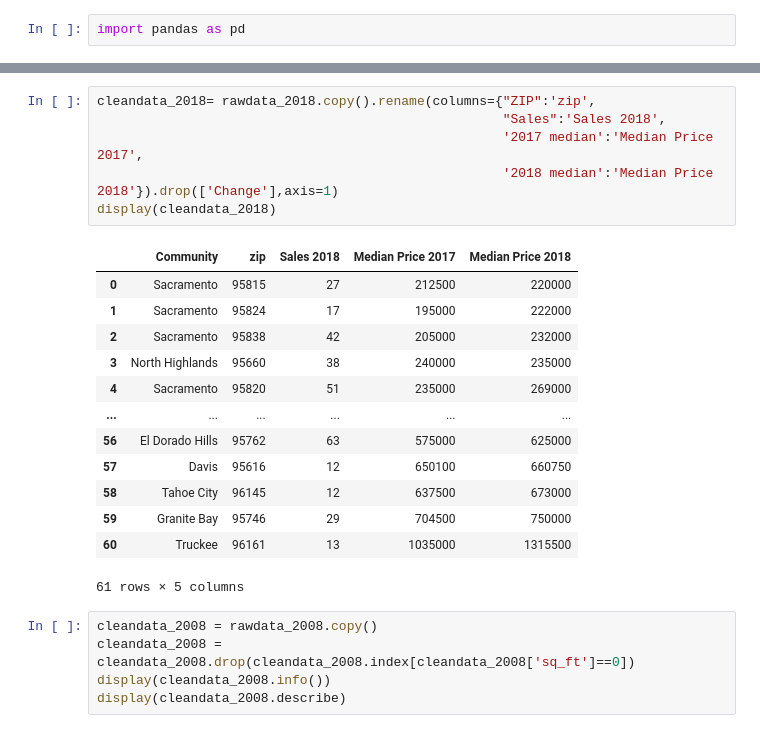
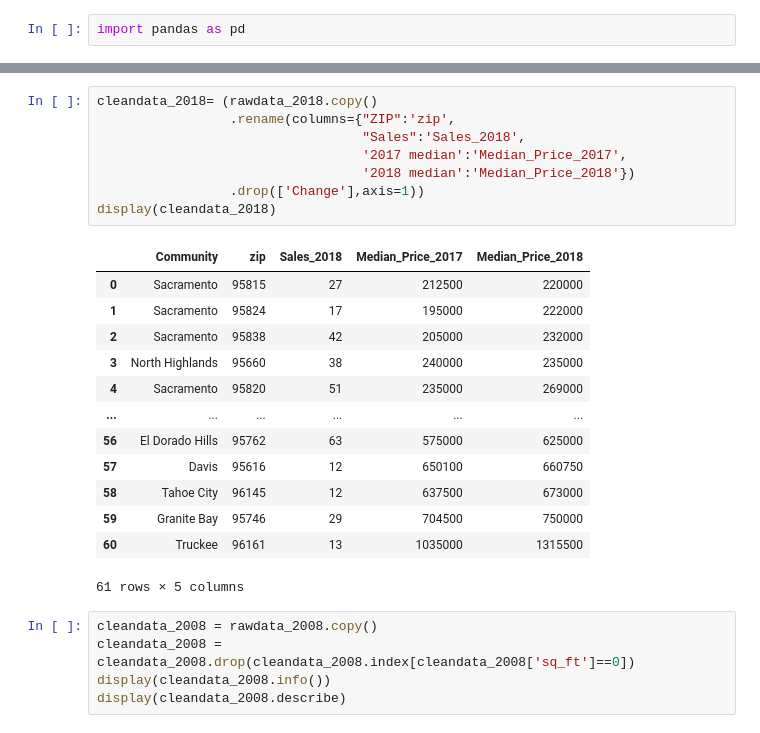
Before and after one commit to ramses93/Cleaning-Up-Sacramento, a Jupyter notebook: victor.ipynb, the cells around one changed output, grey strips where cells are left out. Cells and saved outputs as stored; diff of their text form.

Commit message:
renamed column headers

```diff
--- a/victor.ipynb
+++ b/victor.ipynb
@@ -36,13 +34,15 @@ display(rawdata_2018)
 | 60 | Truckee | 96161 | 13 | 1035000 | 1315500 | 27.1 |
 61 rows × 6 columns
 # %%
-cleandata_2018= rawdata_2018.copy().rename(columns={"ZIP":'zip',
-                                                    "Sales":'Sales 2018',
-                                                    '2017 median':'Median Price 2017',
-                                                    '2018 median':'Median Price 2018'}).drop(['Change'],axis=1)
+cleandata_2018= (rawdata_2018.copy()
+                 .rename(columns={"ZIP":'zip',
+                                  "Sales":'Sales_2018',
+                                  '2017 median':'Median_Price_2017',
+                                  '2018 median':'Median_Price_2018'})
+                 .drop(['Change'],axis=1))
 display(cleandata_2018)
 # %% [output]
-|  | Community | zip | Sales 2018 | Median Price 2017 | Median Price 2018 |
+|  | Community | zip | Sales_2018 | Median_Price_2017 | Median_Price_2018 |
 | 0 | Sacramento | 95815 | 27 | 212500 | 220000 |
 | 1 | Sacramento | 95824 | 17 | 195000 | 222000 |
 | 2 | Sacramento | 95838 | 42 | 205000 | 232000 |
```
Also changed, not shown: parts of 5 cells of this notebook, 2 other files.
